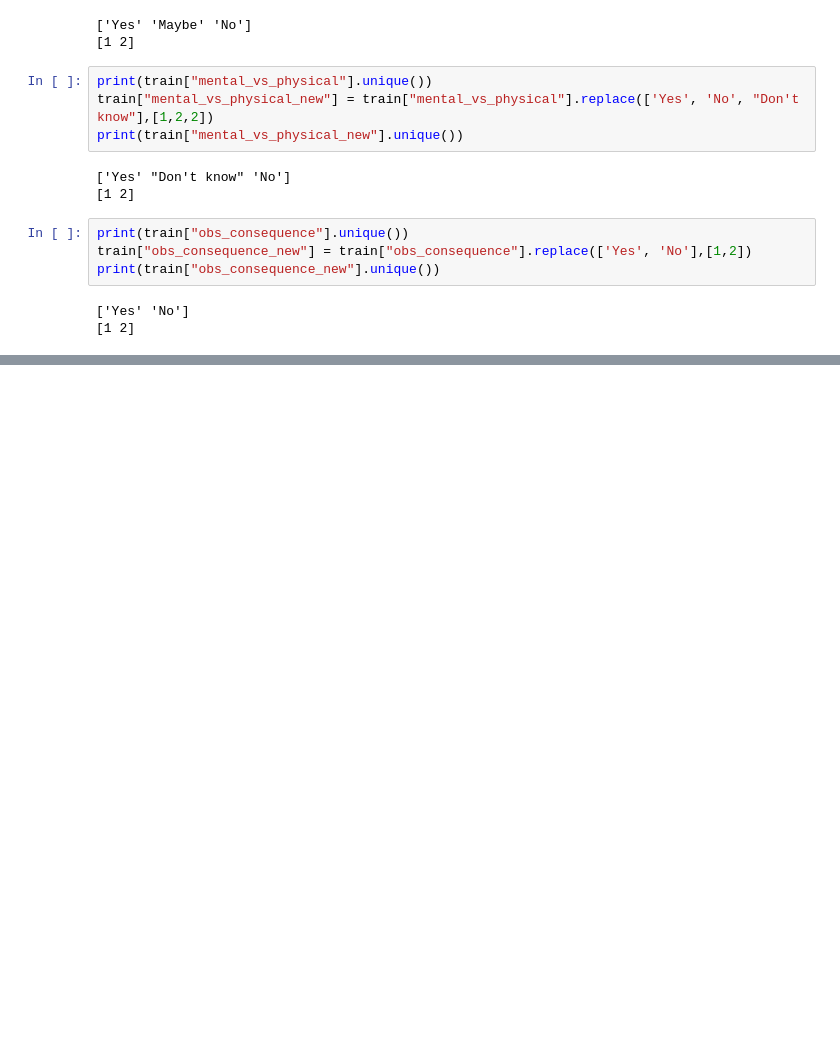
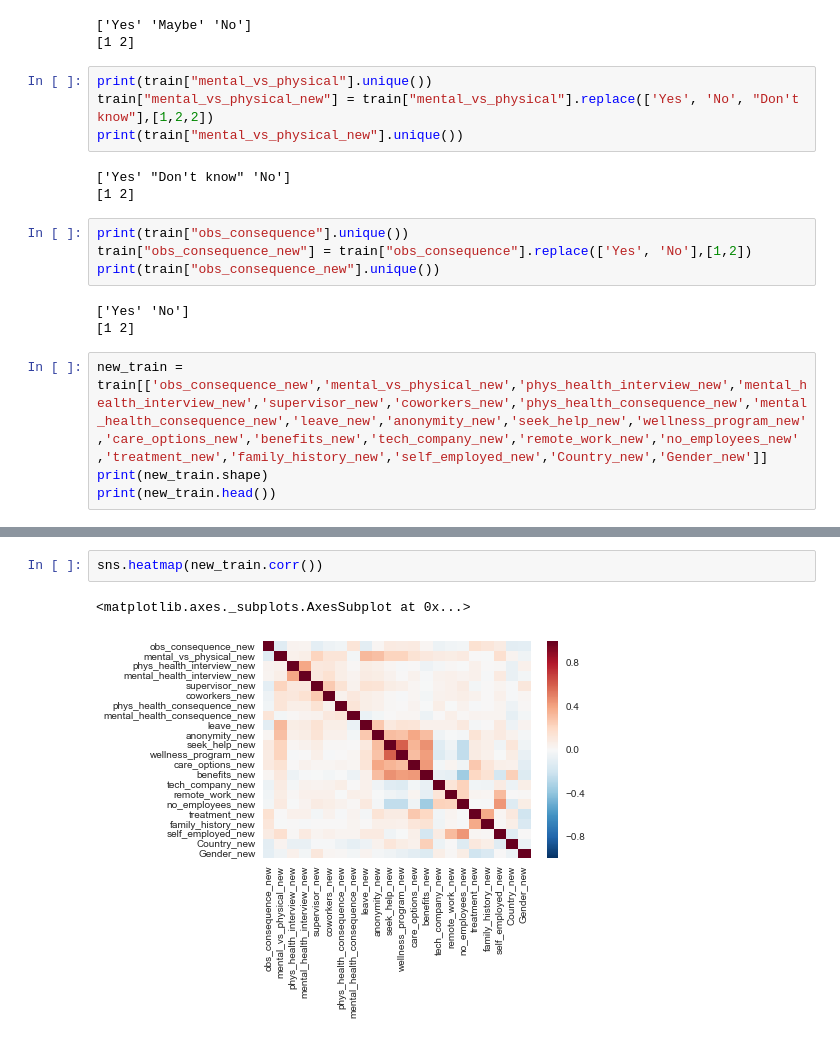
Before and after one commit to mohits1005/kaggleMLproblems, a Jupyter notebook: Data Challenge Day 1.ipynb, the cells around one changed output, grey strips where cells are left out. Drawn from its saved outputs; the diff is of its cells as text; blank space fills up the shorter version.

Commit message:
Creating new features data frame and plotting heat map

```diff
--- a/Data Challenge Day 1.ipynb
+++ b/Data Challenge Day 1.ipynb
@@ -296,3 +296,7 @@ print(train["obs_consequence_new"].unique())
 # %% [output]
 ['Yes' 'No']
 [1 2]
+# %%
+new_train = train[['obs_consequence_new','mental_vs_physical_new','phys_health_interview_new','mental_health_interview_new','supervisor_new','coworkers_new','phys_health_consequence_new','mental_health_consequence_new','leave_new','anonymity_new','seek_help_new','wellness_program_new','care_options_new','benefits_new','tech_company_new','remote_work_new','no_employees_new','treatment_new','family_history_new','self_employed_new','Country_new','Gender_new']]
+print(new_train.shape)
+print(new_train.head())
@@ -298,0 +330,5 @@ print(train["obs_consequence_new"].unique())
+# %%
+sns.heatmap(new_train.corr())
+# %% [output]
+<matplotlib.axes._subplots.AxesSubplot at 0x...>
+[figure, added]
```
Also changed, not shown: parts of 3 cells of this notebook.
